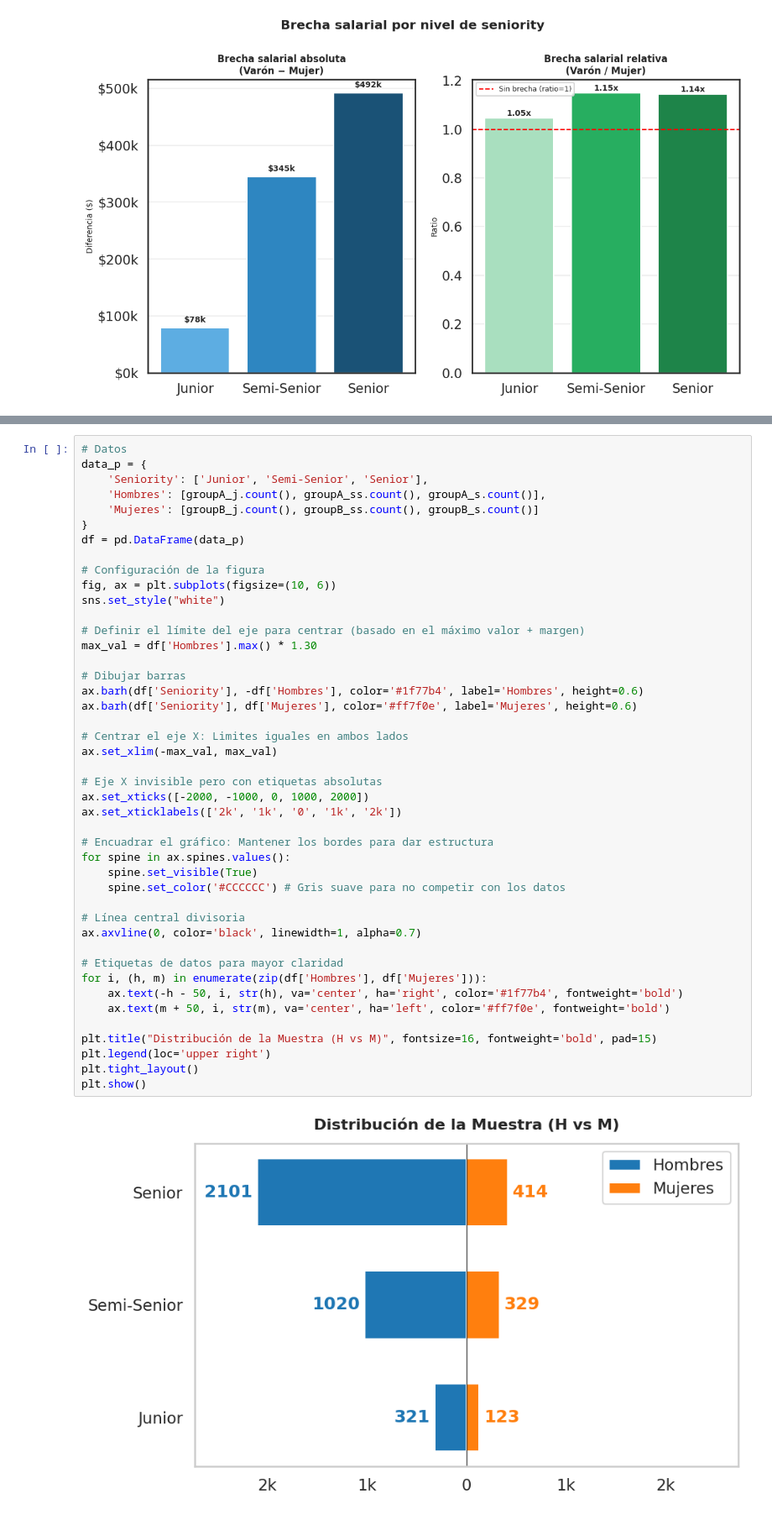
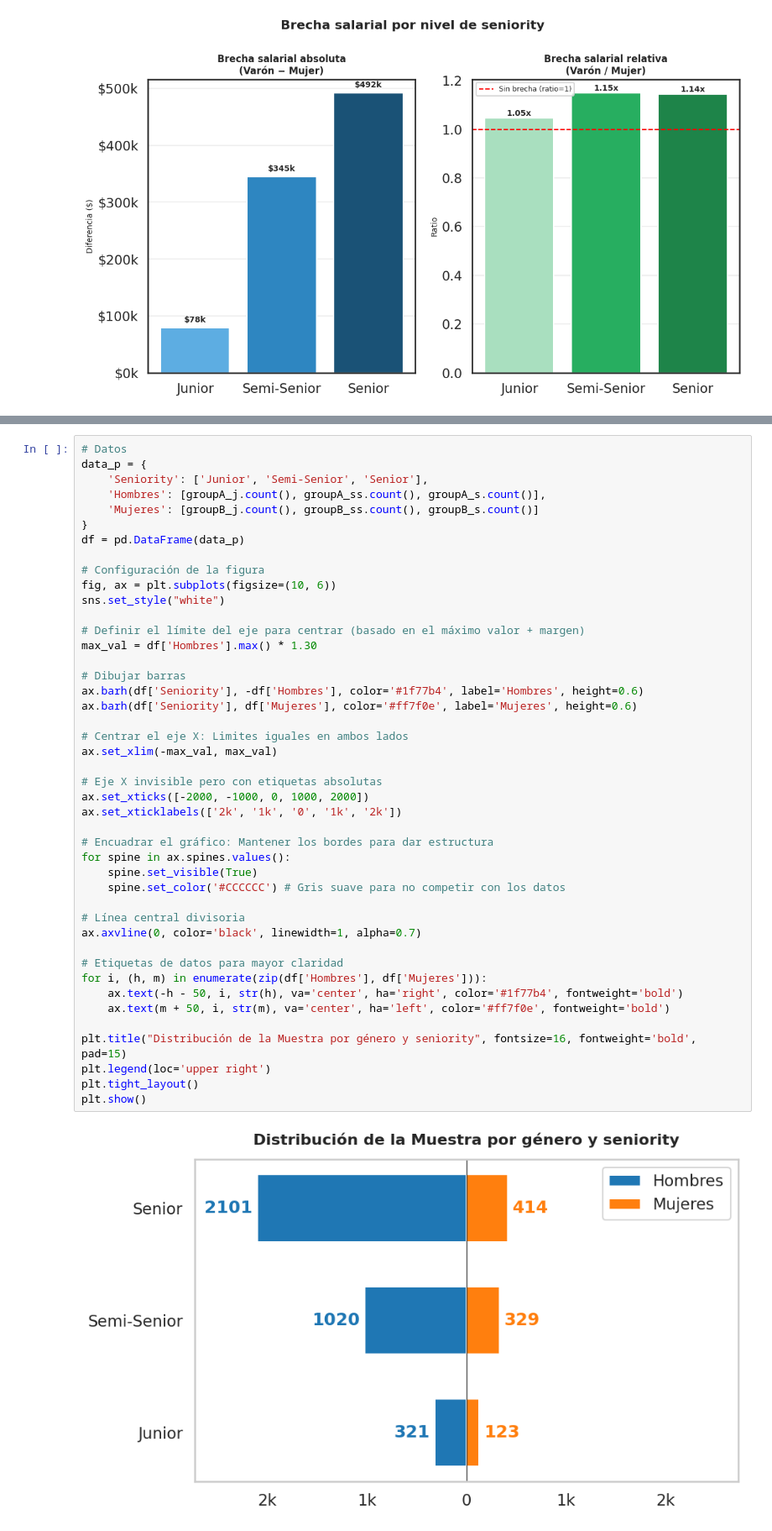
Before and after one commit to sgruyzcki/DiploDatos2026, a Jupyter notebook: Análisis y Visualización de Datos/practico2/Entregable_Parte_2_Grupo_3.ipynb, the cells around one changed output, grey strips where cells are left out. Shown at 84% size. Cells and saved outputs as stored; diff of their text form.

```diff
--- a/Análisis y Visualización de Datos/practico2/Entregable_Parte_2_Grupo_3.ipynb
+++ b/Análisis y Visualización de Datos/practico2/Entregable_Parte_2_Grupo_3.ipynb
@@ -1356,32 +1523,32 @@ sns.set_style("white")
 max_val = df['Hombres'].max() * 1.30
 
 # Dibujar barras
 ax.barh(df['Seniority'], -df['Hombres'], color='#1f77b4', label='Hombres', height=0.6)
 ax.barh(df['Seniority'], df['Mujeres'], color='#ff7f0e', label='Mujeres', height=0.6)
 
 # Centrar el eje X: Limites iguales en ambos lados
 ax.set_xlim(-max_val, max_val)
 
 # Eje X invisible pero con etiquetas absolutas
 ax.set_xticks([-2000, -1000, 0, 1000, 2000])
 ax.set_xticklabels(['2k', '1k', '0', '1k', '2k'])
 
 # Encuadrar el gráfico: Mantener los bordes para dar estructura
 for spine in ax.spines.values():
     spine.set_visible(True)
     spine.set_color('#CCCCCC') # Gris suave para no competir con los datos
 
 # Línea central divisoria
 ax.axvline(0, color='black', linewidth=1, alpha=0.7)
 
 # Etiquetas de datos para mayor claridad
 for i, (h, m) in enumerate(zip(df['Hombres'], df['Mujeres'])):
     ax.text(-h - 50, i, str(h), va='center', ha='right', color='#1f77b4', fontweight='bold')
     ax.text(m + 50, i, str(m), va='center', ha='left', color='#ff7f0e', fontweight='bold')
 
-plt.title("Distribución de la Muestra (H vs M)", fontsize=16, fontweight='bold', pad=15)
+plt.title("Distribución de la Muestra por género y seniority", fontsize=16, fontweight='bold', pad=15)
 plt.legend(loc='upper right')
 plt.tight_layout()
 plt.show()
 # %% [output]
-[figure, old version]
+[figure, new version]
```
Also changed, not shown: parts of 76 cells of this notebook.
